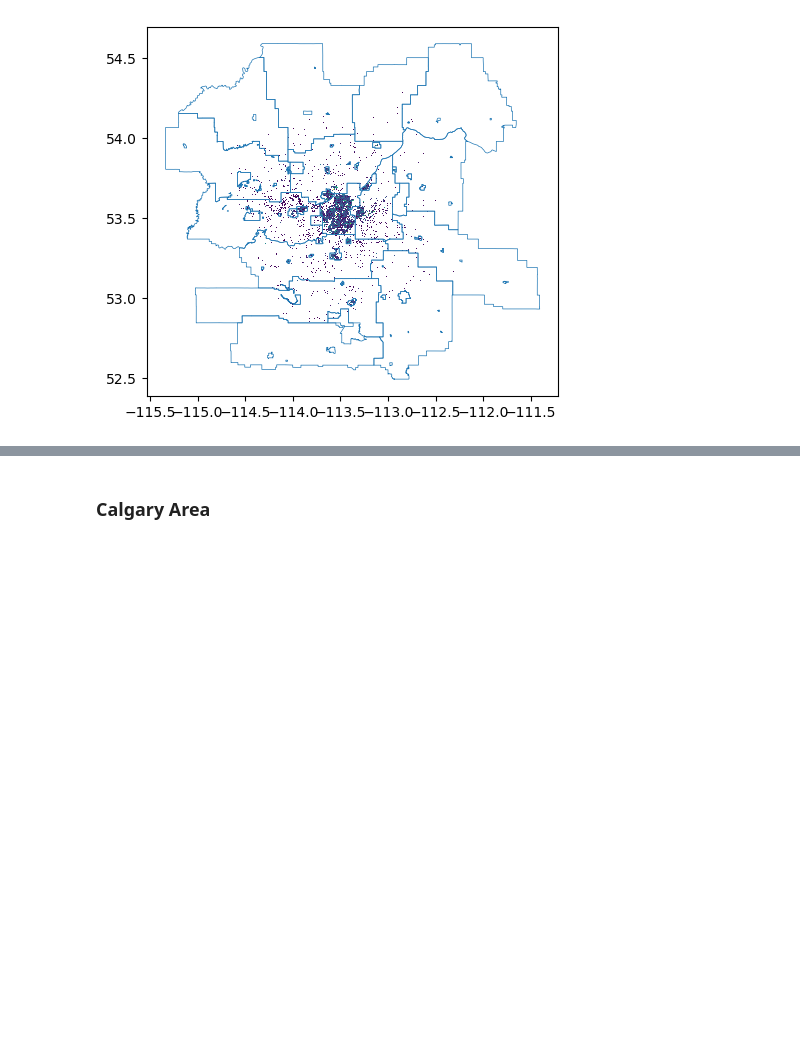
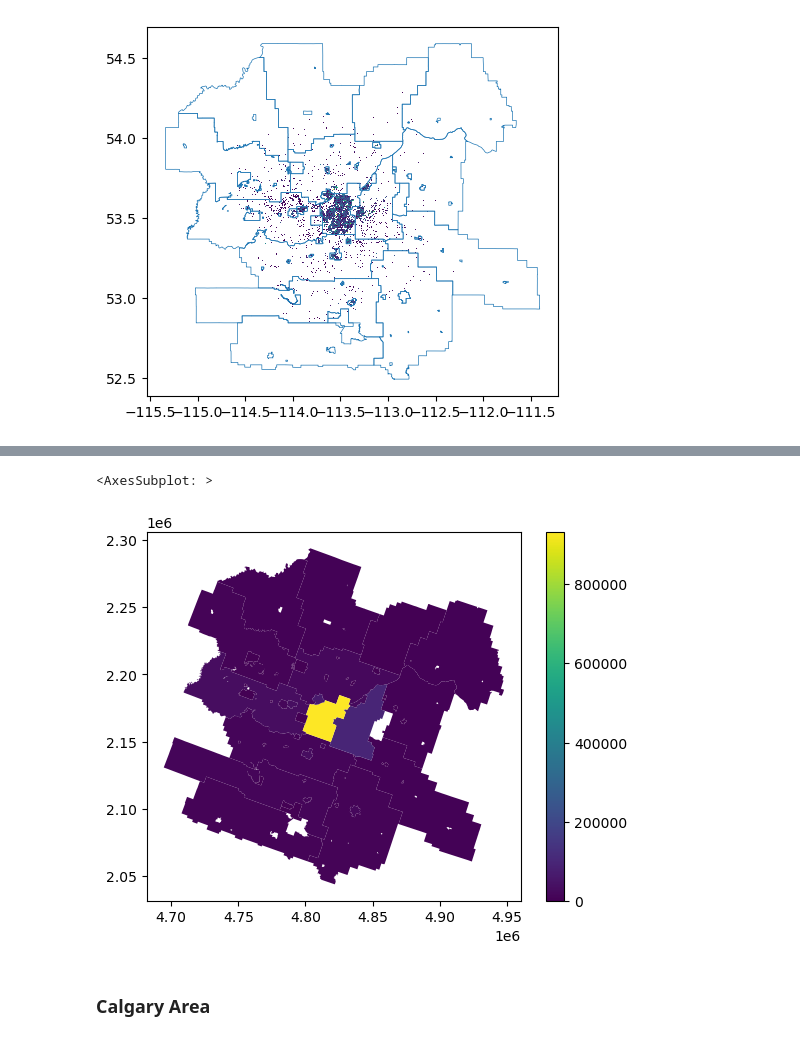
Before and after one commit to cybera/ookla-statcan-t1, a Jupyter notebook: notebooks/Soniya'sNotebook.ipynb, the cells around one changed output, grey strips where cells are left out. Saved outputs shown, nothing was run; the diff lists cells and outputs as text; code cells hidden in the pictures; blank space fills up the shorter version.

Commit message:
Add census info Edmonton

```diff
--- a/notebooks/Soniya'sNotebook.ipynb
+++ b/notebooks/Soniya'sNotebook.ipynb
@@ -91,3 +91,8 @@ nearby_census_subdivs.to_crs('epsg:4326').boundary.plot(ax=ax, linewidth=0.5)
 # %% [output]
 <AxesSubplot: >
 [figure]
+# %%
+# Census Info
+subdiv_pops = statcan.census_subdivisions_populations()
+subdiv_pops.DAPOP = pd.to_numeric(subdiv_pops.DAPOP, errors='coerce') #certain subdivisions have data flags instead of values
+subdiv_pops
@@ -94,3 +113,9 @@ nearby_census_subdivs.to_crs('epsg:4326').boundary.plot(ax=ax, linewidth=0.5)
+# %%
+nearby_census_subdivs.CSDUID = nearby_census_subdivs.CSDUID.astype(int) ## coerce ID type to fully int instead of object
+nearby_census_subdivs.merge(subdiv_pops, on='CSDUID', validate='1:1').plot(column='DAPOP', vmin=0, categorical=False, legend=True)
+# %% [output]
+<AxesSubplot: >
+[figure, added]
 # %% [markdown]
 ### Calgary Area
 # %%
```
Also changed, not shown: parts of 1 cell of this notebook.
